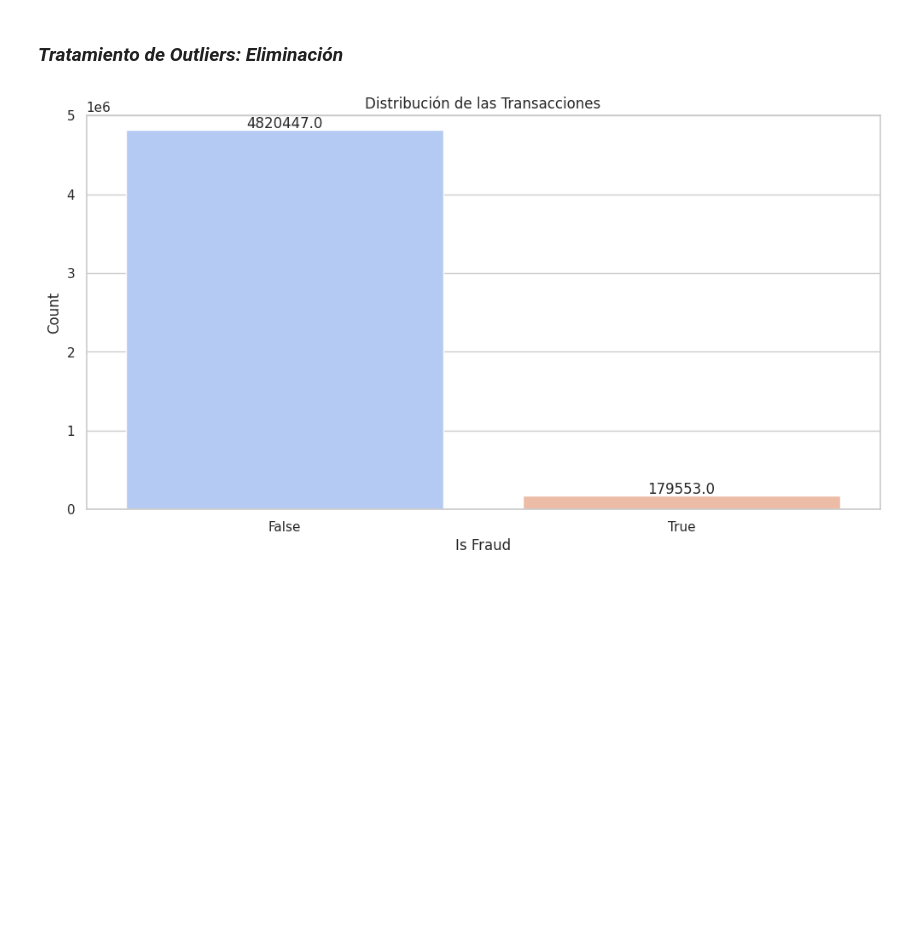
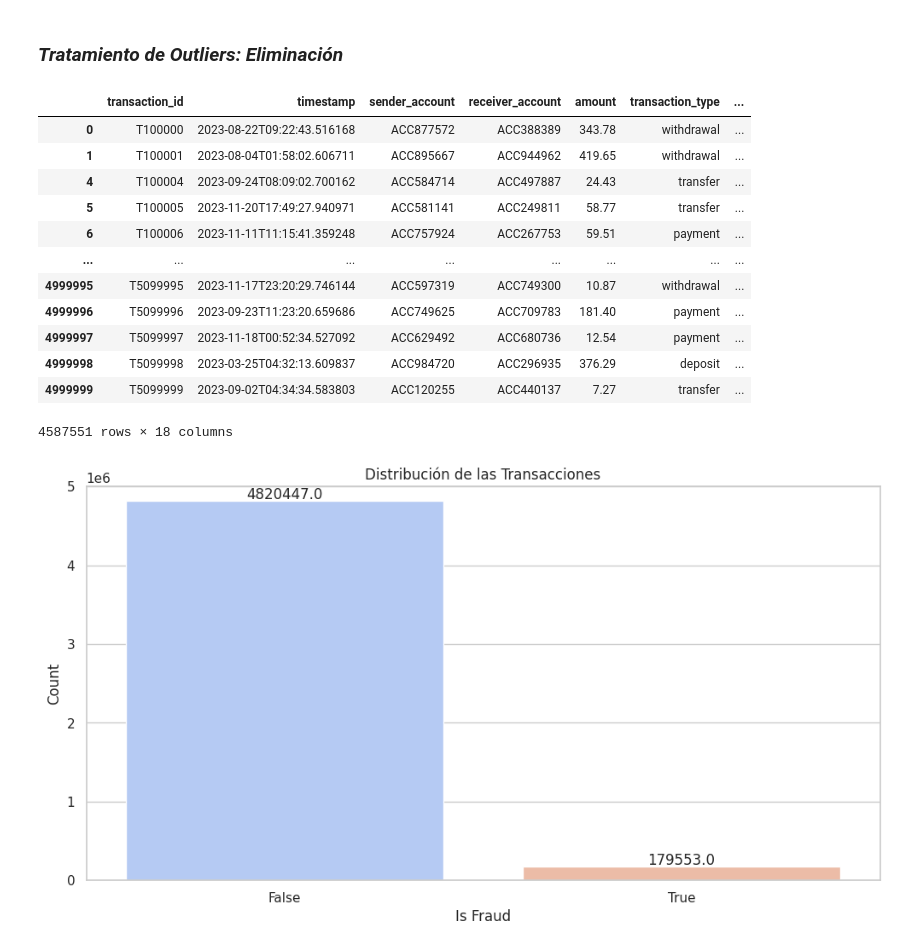
Before and after one commit to Pablo2710/ProyectoDSI, a Jupyter notebook: ProyectoDSParteI_Martinez_Pablo.ipynb, the cells around one changed output. Saved outputs shown, nothing was run; the diff lists cells and outputs as text; code cells hidden in the pictures; blank space fills up the shorter version.

```diff
--- a/ProyectoDSParteI_Martinez_Pablo.ipynb
+++ b/ProyectoDSParteI_Martinez_Pablo.ipynb
@@ -241,6 +241,24 @@ Outliers de Montos encontrados con el método IQR:
 412449 rows × 18 columns
 # %% [markdown]
 ### *Tratamiento de Outliers: Eliminación*
+# %%
+# Creamos una copia del DataFrame para no modificar el original
+df_sin_outliers = financial_fraud.drop(outliers_amount.index)
+display(df_sin_outliers)
+# %% [output]
+|  | transaction_id | timestamp | sender_account | receiver_account | amount | transaction_type | ... |
+| 0 | T100000 | 2023-08-22T09:22:43.516168 | ACC877572 | ACC388389 | 343.78 | withdrawal | ... |
+| 1 | T100001 | 2023-08-04T01:58:02.606711 | ACC895667 | ACC944962 | 419.65 | withdrawal | ... |
+| 4 | T100004 | 2023-09-24T08:09:02.700162 | ACC584714 | ACC497887 | 24.43 | transfer | ... |
+| 5 | T100005 | 2023-11-20T17:49:27.940971 | ACC581141 | ACC249811 | 58.77 | transfer | ... |
+| 6 | T100006 | 2023-11-11T11:15:41.359248 | ACC757924 | ACC267753 | 59.51 | payment | ... |
+| ... | ... | ... | ... | ... | ... | ... | ... |
+| 4999995 | T5099995 | 2023-11-17T23:20:29.746144 | ACC597319 | ACC749300 | 10.87 | withdrawal | ... |
+| 4999996 | T5099996 | 2023-09-23T11:23:20.659686 | ACC749625 | ACC709783 | 181.40 | payment | ... |
+| 4999997 | T5099997 | 2023-11-18T00:52:34.527092 | ACC629492 | ACC680736 | 12.54 | payment | ... |
+| 4999998 | T5099998 | 2023-03-25T04:32:13.609837 | ACC984720 | ACC296935 | 376.29 | deposit | ... |
+| 4999999 | T5099999 | 2023-09-02T04:34:34.583803 | ACC120255 | ACC440137 | 7.27 | transfer | ... |
+4587551 rows × 18 columns
 # %%
 # Countplot de la variable 'is_fraud'
 ax = sns.countplot(x=financial_fraud.is_fraud, palette='coolwarm')
```
Also changed, not shown: parts of 1 cell of this notebook.
